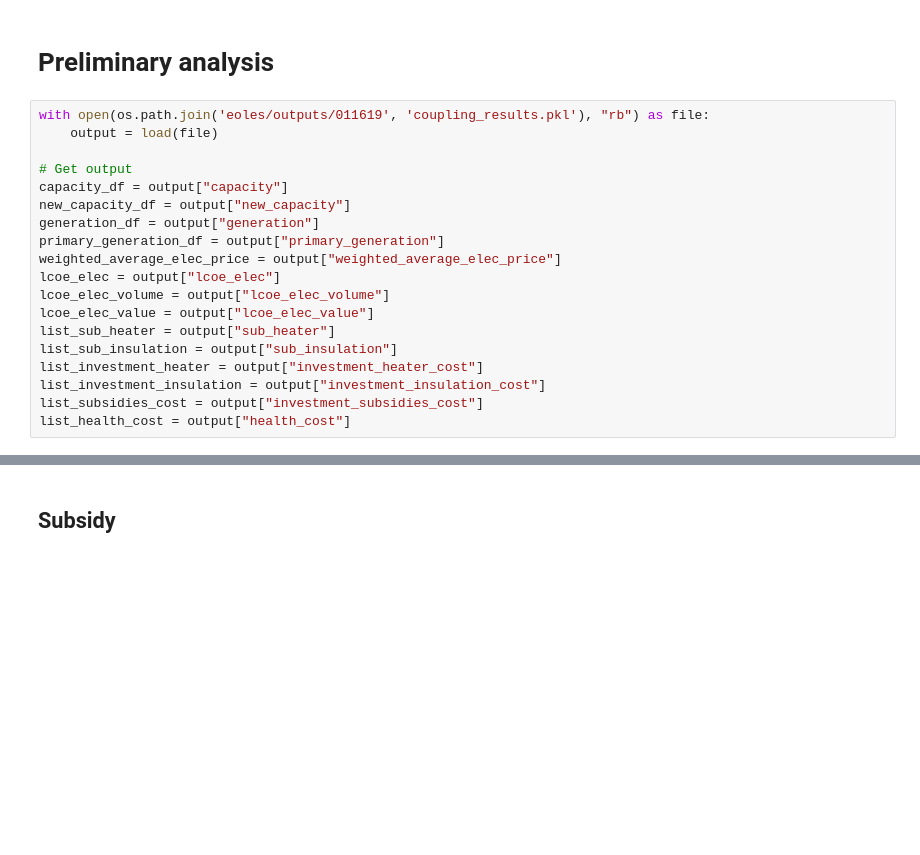
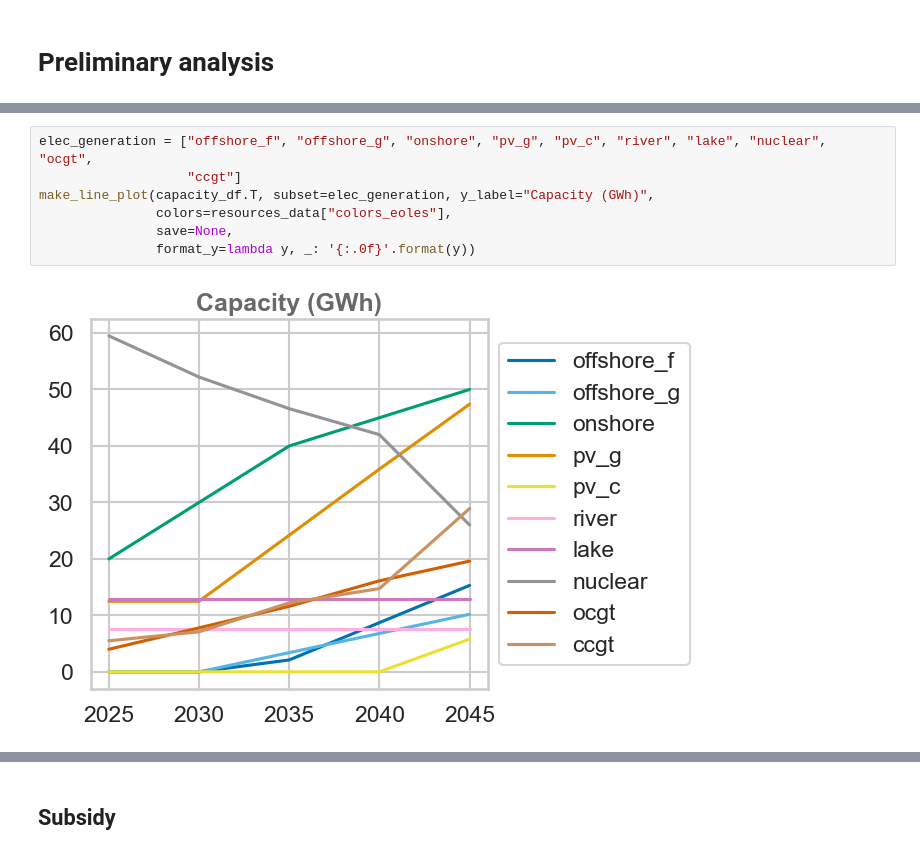
Before and after one commit to CIRED/EOLES-Coupling, a Jupyter notebook: resirf_eoles_coupling.ipynb, the cells around one changed output, grey strips where cells are left out. Drawn from its saved outputs; the diff is of its cells as text; blank space fills up the shorter version.

Commit message:
add write_output + modif hyp storage + modif code resirf

```diff
--- a/resirf_eoles_coupling.ipynb
+++ b/resirf_eoles_coupling.ipynb
@@ -64,22 +64,3 @@ ax.legend(loc='center left', bbox_to_anchor=(1, 0.5))
 [figure]
 # %% [markdown]
 # Preliminary analysis
-# %%
-with open(os.path.join('eoles/outputs/011619', 'coupling_results.pkl'), "rb") as file:
-    output = load(file)
-
-# Get output
-capacity_df = output["capacity"]
-new_capacity_df = output["new_capacity"]
-generation_df = output["generation"]
-primary_generation_df = output["primary_generation"]
-weighted_average_elec_price = output["weighted_average_elec_price"]
-lcoe_elec = output["lcoe_elec"]
-lcoe_elec_volume = output["lcoe_elec_volume"]
-lcoe_elec_value = output["lcoe_elec_value"]
-list_sub_heater = output["sub_heater"]
-list_sub_insulation = output["sub_insulation"]
-list_investment_heater = output["investment_heater_cost"]
-list_investment_insulation = output["investment_insulation_cost"]
-list_subsidies_cost = output["investment_subsidies_cost"]
-list_health_cost = output["health_cost"]
@@ -93,0 +153,9 @@ list_sub_heater
+# %%
+elec_generation = ["offshore_f", "offshore_g", "onshore", "pv_g", "pv_c", "river", "lake", "nuclear", "ocgt",
+                   "ccgt"]
+make_line_plot(capacity_df.T, subset=elec_generation, y_label="Capacity (GWh)",
+               colors=resources_data["colors_eoles"],
+               save=None,
+               format_y=lambda y, _: '{:.0f}'.format(y))
+# %% [output]
+[figure, added]
```
Also changed, not shown: parts of 40 cells of this notebook, 10 other files.
